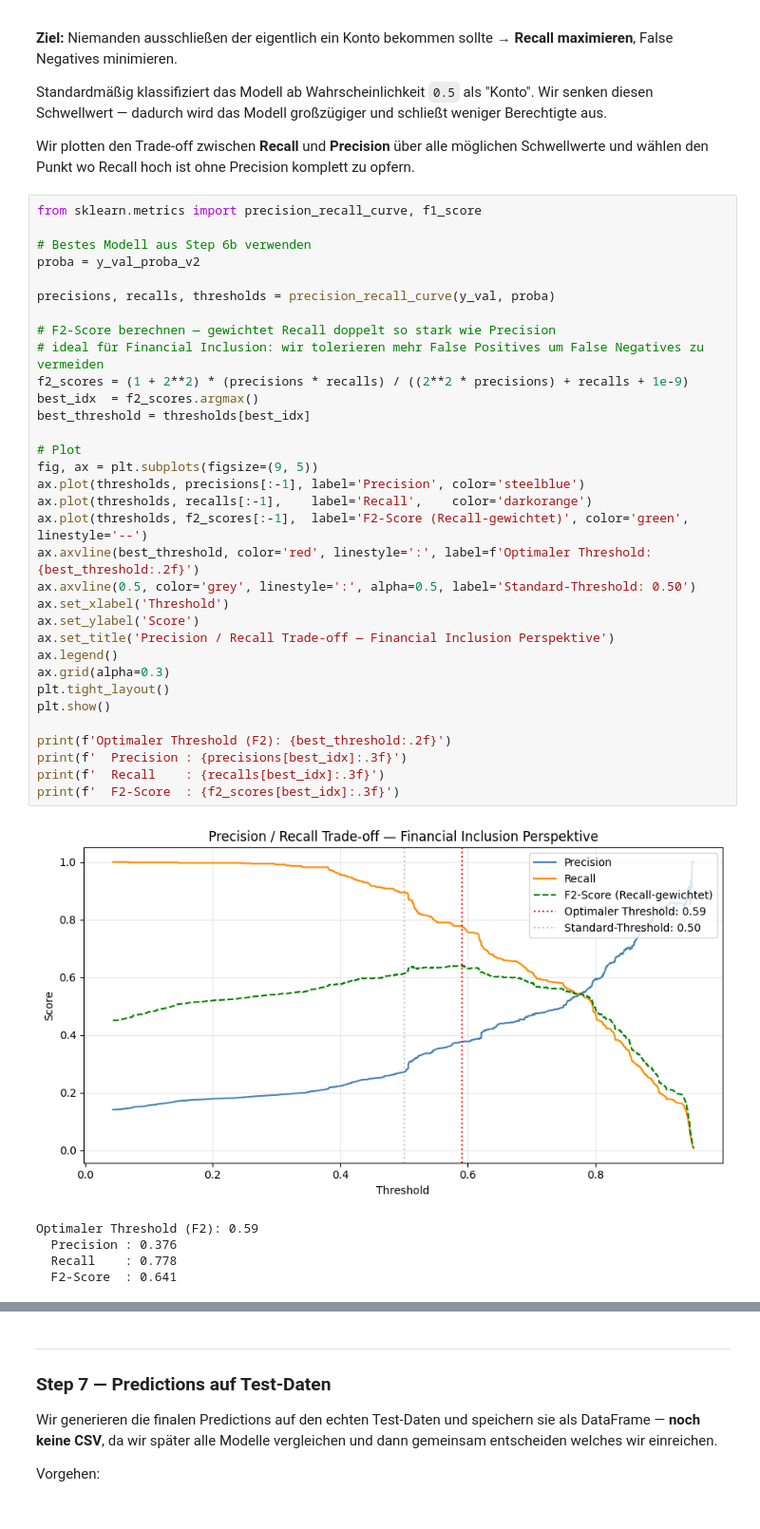
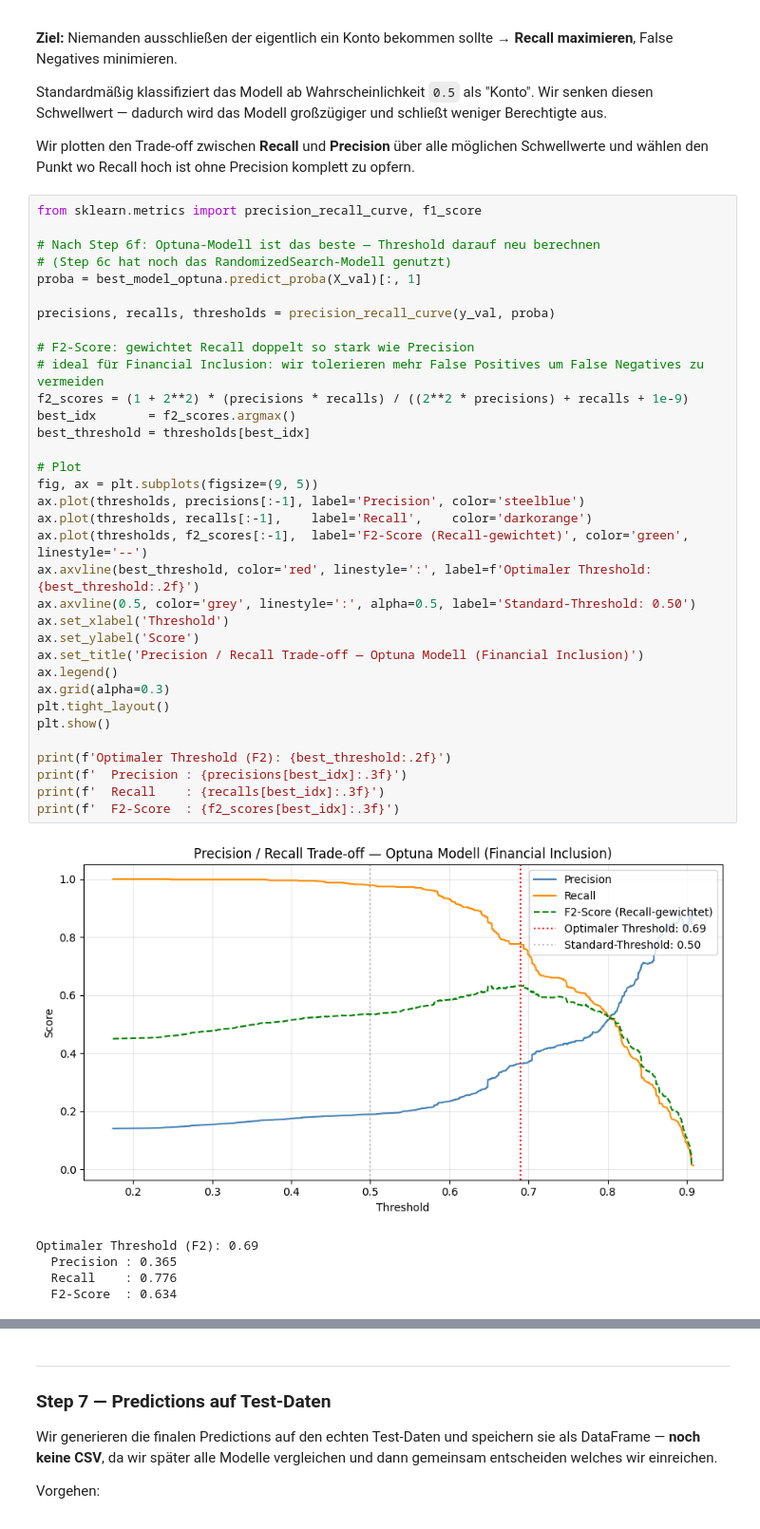
Before and after one commit to Walter806/NF-ML-Project-Group-0, a Jupyter notebook: 260319-Model_XGBoost-EB.ipynb, the cells around one changed output, grey strips where cells are left out. Shown at 95% size. Drawn from its saved outputs; the diff is of its cells as text.

```diff
--- a/260319-Model_XGBoost-EB.ipynb
+++ b/260319-Model_XGBoost-EB.ipynb
@@ -371,42 +402,43 @@ Wir plotten den Trade-off zwischen **Recall** und **Precision** über alle mögl
 # %%
 from sklearn.metrics import precision_recall_curve, f1_score
 
-# Bestes Modell aus Step 6b verwenden
-proba = y_val_proba_v2
+# Nach Step 6f: Optuna-Modell ist das beste — Threshold darauf neu berechnen
+# (Step 6c hat noch das RandomizedSearch-Modell genutzt)
+proba = best_model_optuna.predict_proba(X_val)[:, 1]
 
 precisions, recalls, thresholds = precision_recall_curve(y_val, proba)
 
-# F2-Score berechnen — gewichtet Recall doppelt so stark wie Precision
+# F2-Score: gewichtet Recall doppelt so stark wie Precision
 # ideal für Financial Inclusion: wir tolerieren mehr False Positives um False Negatives zu vermeiden
 f2_scores = (1 + 2**2) * (precisions * recalls) / ((2**2 * precisions) + recalls + 1e-9)
-best_idx  = f2_scores.argmax()
+best_idx       = f2_scores.argmax()
 best_threshold = thresholds[best_idx]
 
 # Plot
 fig, ax = plt.subplots(figsize=(9, 5))
 ax.plot(thresholds, precisions[:-1], label='Precision', color='steelblue')
 ax.plot(thresholds, recalls[:-1],    label='Recall',    color='darkorange')
 ax.plot(thresholds, f2_scores[:-1],  label='F2-Score (Recall-gewichtet)', color='green', linestyle='--')
 ax.axvline(best_threshold, color='red', linestyle=':', label=f'Optimaler Threshold: {best_threshold:.2f}')
 ax.axvline(0.5, color='grey', linestyle=':', alpha=0.5, label='Standard-Threshold: 0.50')
 ax.set_xlabel('Threshold')
 ax.set_ylabel('Score')
-ax.set_title('Precision / Recall Trade-off — Financial Inclusion Perspektive')
+ax.set_title('Precision / Recall Trade-off — Optuna Modell (Financial Inclusion)')
 ax.legend()
 ax.grid(alpha=0.3)
 plt.tight_layout()
 plt.show()
 
 print(f'Optimaler Threshold (F2): {best_threshold:.2f}')
 print(f'  Precision : {precisions[best_idx]:.3f}')
 print(f'  Recall    : {recalls[best_idx]:.3f}')
 print(f'  F2-Score  : {f2_scores[best_idx]:.3f}')
 # %% [output]
-[figure, old version]
+[figure, new version]
-Optimaler Threshold (F2): 0.59
-  Precision : 0.376
-  Recall    : 0.778
-  F2-Score  : 0.641
+Optimaler Threshold (F2): 0.69
+  Precision : 0.365
+  Recall    : 0.776
+  F2-Score  : 0.634
 # %%
 # Vergleich: Standard-Threshold (0.5) vs. optimierter Threshold
 y_pred_standard = (proba >= 0.5).astype(int)
```
Also changed, not shown: parts of 16 cells of this notebook, 1 other file.
